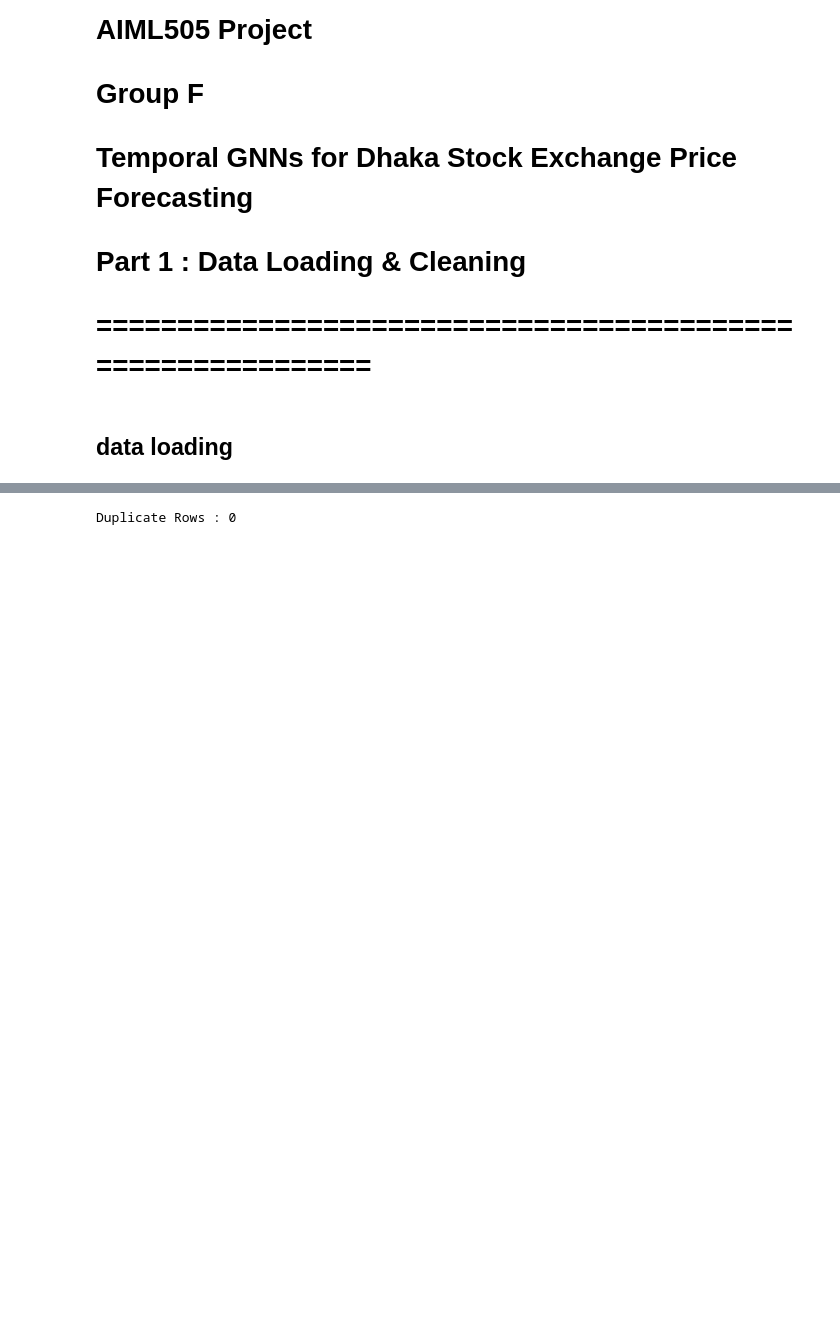
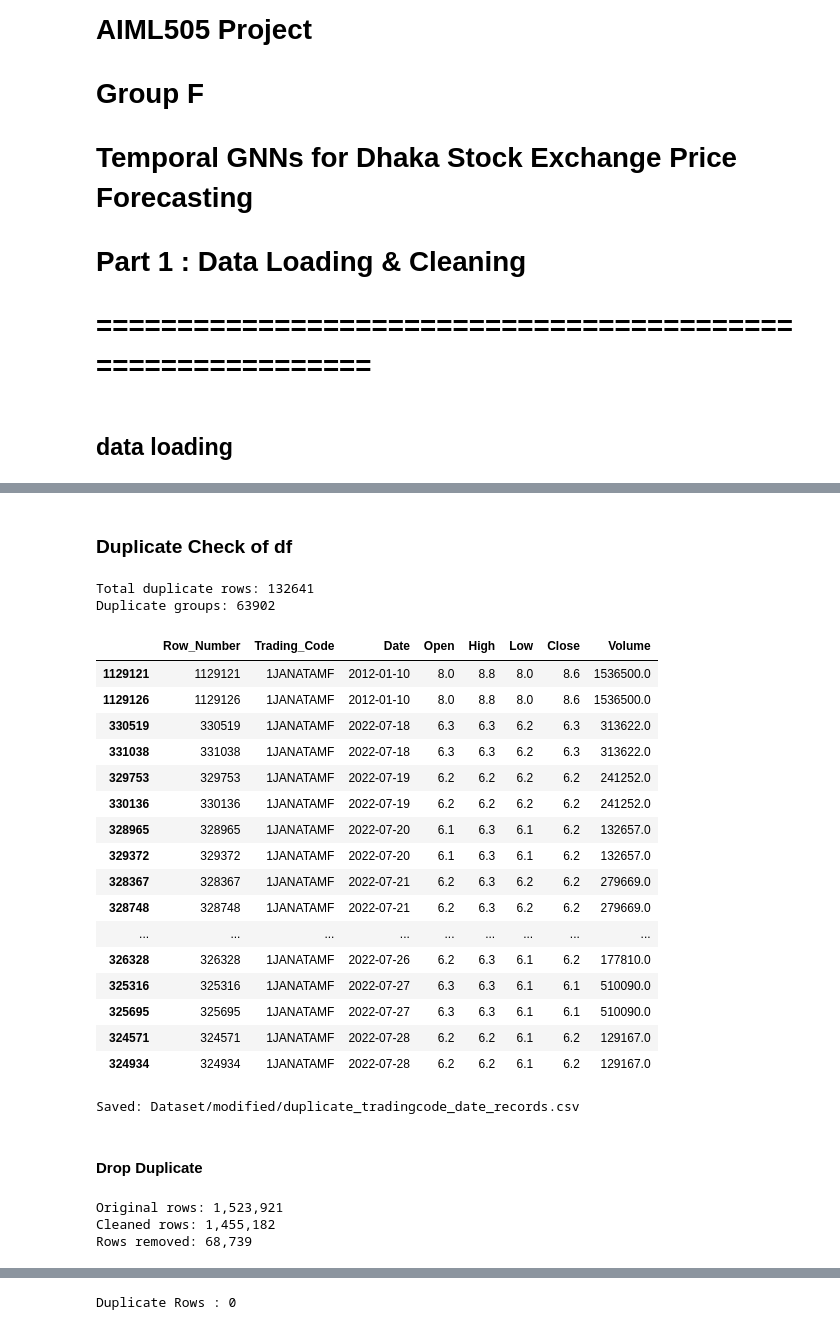
Before and after one commit to neutr0nslayer/AIML_505_project, a Jupyter notebook: Project/project_eda.ipynb, the cells around one changed output, grey strips where cells are left out. Saved outputs shown, nothing was run; the diff lists cells and outputs as text; code cells hidden in the pictures; blank space fills up the shorter version.

```diff
--- a/Project/project_eda.ipynb
+++ b/Project/project_eda.ipynb
@@ -65,0 +66,49 @@ max     1.037500e+06  1.037500e+06  1.037500e+06  2.953927e+08
+# %% [markdown]
+### Duplicate Check of df
+# %%
+# Preserve original row number
+df = df.reset_index().rename(columns={"index": "Row_Number"})
+
+# Find all duplicates based on Trading_Code and Date
+duplicates = df[
+    df.duplicated(
+        subset=["Trading_Code", "Date"],
+        keep=False
+    )
+].sort_values(["Trading_Code", "Date"])
+
+print(f"Total duplicate rows: {len(duplicates)}")
+print(f"Duplicate groups: {duplicates.groupby(['Trading_Code','Date']).ngroups}")
+
+duplicates.head(20)
+# %% [output]
+Total duplicate rows: 132641
+Duplicate groups: 63902
+|  | Row_Number | Trading_Code | Date | Open | High | Low | Close | Volume |
+| 1129121 | 1129121 | 1JANATAMF | 2012-01-10 | 8.0 | 8.8 | 8.0 | 8.6 | 1536500.0 |
+| 1129126 | 1129126 | 1JANATAMF | 2012-01-10 | 8.0 | 8.8 | 8.0 | 8.6 | 1536500.0 |
+| 330519 | 330519 | 1JANATAMF | 2022-07-18 | 6.3 | 6.3 | 6.2 | 6.3 | 313622.0 |
+| 331038 | 331038 | 1JANATAMF | 2022-07-18 | 6.3 | 6.3 | 6.2 | 6.3 | 313622.0 |
+| 329753 | 329753 | 1JANATAMF | 2022-07-19 | 6.2 | 6.2 | 6.2 | 6.2 | 241252.0 |
+| 330136 | 330136 | 1JANATAMF | 2022-07-19 | 6.2 | 6.2 | 6.2 | 6.2 | 241252.0 |
+| 328965 | 328965 | 1JANATAMF | 2022-07-20 | 6.1 | 6.3 | 6.1 | 6.2 | 132657.0 |
+| 329372 | 329372 | 1JANATAMF | 2022-07-20 | 6.1 | 6.3 | 6.1 | 6.2 | 132657.0 |
+| 328367 | 328367 | 1JANATAMF | 2022-07-21 | 6.2 | 6.3 | 6.2 | 6.2 | 279669.0 |
+| 328748 | 328748 | 1JANATAMF | 2022-07-21 | 6.2 | 6.3 | 6.2 | 6.2 | 279669.0 |
+| ... | ... | ... | ... | ... | ... | ... | ... | ... |
+| 326328 | 326328 | 1JANATAMF | 2022-07-26 | 6.2 | 6.3 | 6.1 | 6.2 | 177810.0 |
+| 325316 | 325316 | 1JANATAMF | 2022-07-27 | 6.3 | 6.3 | 6.1 | 6.1 | 510090.0 |
+| 325695 | 325695 | 1JANATAMF | 2022-07-27 | 6.3 | 6.3 | 6.1 | 6.1 | 510090.0 |
+| 324571 | 324571 | 1JANATAMF | 2022-07-28 | 6.2 | 6.2 | 6.1 | 6.2 | 129167.0 |
+| 324934 | 324934 | 1JANATAMF | 2022-07-28 | 6.2 | 6.2 | 6.1 | 6.2 | 129167.0 |
+# %%
+duplicates.to_csv(
+    "Dataset/modified/duplicate_tradingcode_date_records.csv",
+    index=False
+)
+
+print("Saved: Dataset/modified/duplicate_tradingcode_date_records.csv")
+# %% [output]
+Saved: Dataset/modified/duplicate_tradingcode_date_records.csv
+# %% [markdown]
+#### Drop Duplicate
@@ -66,3 +120,12 @@ max     1.037500e+06  1.037500e+06  1.037500e+06  2.953927e+08
+# %%
+print(f"Original rows: {len(df):,}")
+print(f"Cleaned rows: {len(df_clean):,}")
+print(f"Rows removed: {len(df)-len(df_clean):,}")
+df = df_clean
+# %% [output]
+Original rows: 1,523,921
+Cleaned rows: 1,455,182
+Rows removed: 68,739
 # %%
 df["Date"] = pd.to_datetime(df["Date"])
 
```
Also changed, not shown: parts of 37 cells of this notebook, 6 other files.
